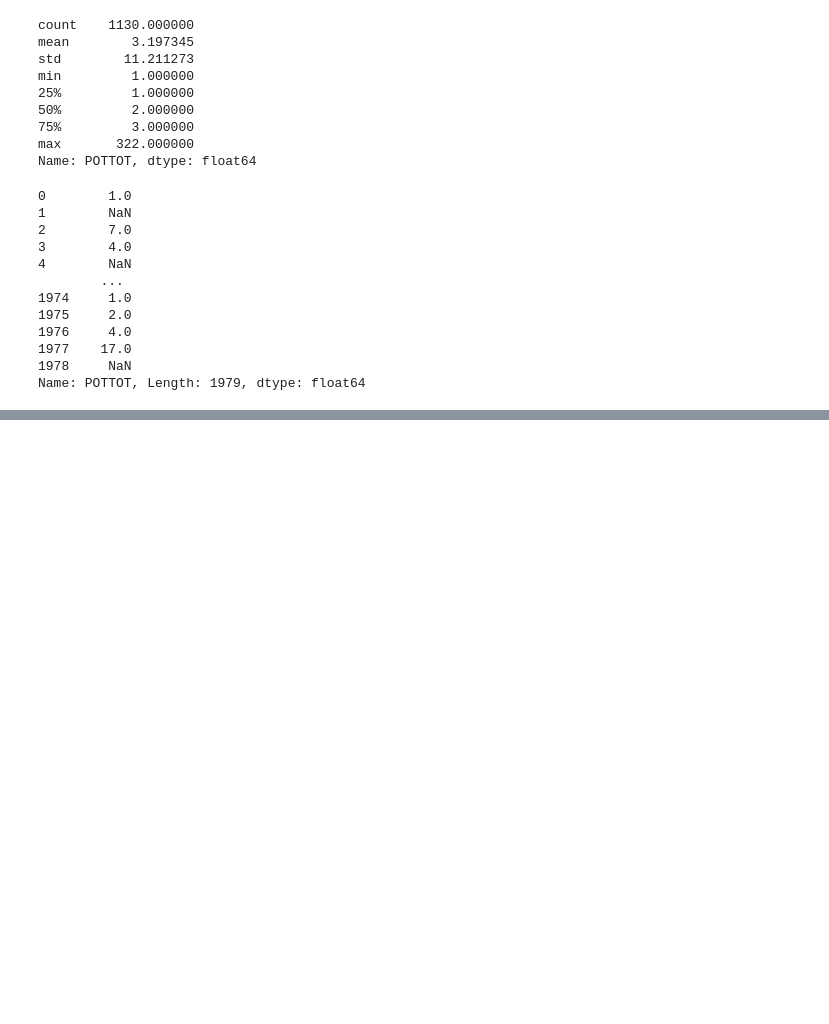
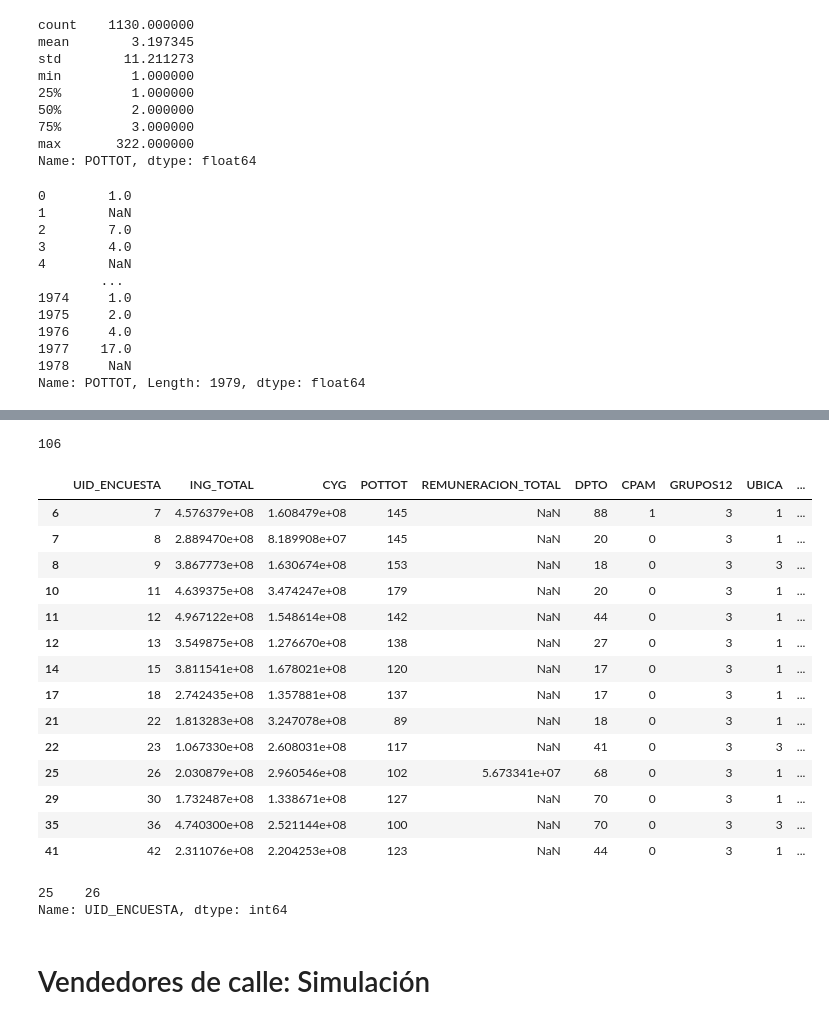
Before and after one commit to caravilaga/Repositorio_DANE, a Jupyter notebook: Experimental/Arreglo Censo.ipynb, the cells around one changed output, grey strips where cells are left out. Drawn from its saved outputs; the diff is of its cells as text; code cells hidden in the pictures; blank space fills up the shorter version.

```diff
--- a/Experimental/Arreglo Censo.ipynb
+++ b/Experimental/Arreglo Censo.ipynb
@@ -643,0 +1020,4 @@ Name: POTTOT, Length: 1979, dtype: float64
+# %%
+var_estab = ['UID_ENCUESTA','ING_TOTAL','CYG','POTTOT','REMUNERACION_TOTAL','DPTO','CPAM','GRUPOS12','UBICA','IDRUT','CAMCOMER','REG_CONT','ANIOS_OPERACION','VA','C_V']
+
+var_mov = ['id','VENTAS_MES_ANTERIOR','POTTOT','REMUNERACION_TOTAL','CYG','COD_DEPTO','CPAM','GRUPOS4','ANOS_ESPACIO','HOMBRE']
@@ -643,0 +1032,2 @@ Name: POTTOT, Length: 1979, dtype: float64
+# %%
+df_final = df[var_estab]
@@ -643,0 +1061,7 @@ Name: POTTOT, Length: 1979, dtype: float64
+# %%
+# Seleccionar unidades económicas ubicadas en vivienda o establecimiento fijo (1 y 3)
+df_final = df_final[df_final['UBICA'].isin([1,3])]
+# %%
+# Departamentos con los que se entrenó el modelo
+depto_emicron = [8, 13, 44, 47, 70, 20, 25, 11, 18, 41, 15, 68, 54, 76, 52, 19, 17, 63, 73, 66,  5, 23, 27, 50, 88]
+df_final = df_final[df_final['DPTO'].isin(depto_emicron)]
@@ -643,0 +1126,29 @@ Name: POTTOT, Length: 1979, dtype: float64
+# %%
+len(id_ig)
+# %% [output]
+106
+# %%
+df_final.head(14)
+# %% [output]
+|  | UID_ENCUESTA | ING_TOTAL | CYG | POTTOT | REMUNERACION_TOTAL | DPTO | CPAM | GRUPOS12 | UBICA | ... |
+| 6 | 7 | 4.576379e+08 | 1.608479e+08 | 145 | NaN | 88 | 1 | 3 | 1 | ... |
+| 7 | 8 | 2.889470e+08 | 8.189908e+07 | 145 | NaN | 20 | 0 | 3 | 1 | ... |
+| 8 | 9 | 3.867773e+08 | 1.630674e+08 | 153 | NaN | 18 | 0 | 3 | 3 | ... |
+| 10 | 11 | 4.639375e+08 | 3.474247e+08 | 179 | NaN | 20 | 0 | 3 | 1 | ... |
+| 11 | 12 | 4.967122e+08 | 1.548614e+08 | 142 | NaN | 44 | 0 | 3 | 1 | ... |
+| 12 | 13 | 3.549875e+08 | 1.276670e+08 | 138 | NaN | 27 | 0 | 3 | 1 | ... |
+| 14 | 15 | 3.811541e+08 | 1.678021e+08 | 120 | NaN | 17 | 0 | 3 | 1 | ... |
+| 17 | 18 | 2.742435e+08 | 1.357881e+08 | 137 | NaN | 17 | 0 | 3 | 1 | ... |
+| 21 | 22 | 1.813283e+08 | 3.247078e+08 | 89 | NaN | 18 | 0 | 3 | 1 | ... |
+| 22 | 23 | 1.067330e+08 | 2.608031e+08 | 117 | NaN | 41 | 0 | 3 | 3 | ... |
+| 25 | 26 | 2.030879e+08 | 2.960546e+08 | 102 | 5.673341e+07 | 68 | 0 | 3 | 1 | ... |
+| 29 | 30 | 1.732487e+08 | 1.338671e+08 | 127 | NaN | 70 | 0 | 3 | 1 | ... |
+| 35 | 36 | 4.740300e+08 | 2.521144e+08 | 100 | NaN | 70 | 0 | 3 | 3 | ... |
+| 41 | 42 | 2.311076e+08 | 2.204253e+08 | 123 | NaN | 44 | 0 | 3 | 1 | ... |
+# %%
+df_final['UID_ENCUESTA'][(df_final['UID_ENCUESTA'].isin(ids))]
+# %% [output]
+25    26
+Name: UID_ENCUESTA, dtype: int64
+# %% [markdown]
+# Vendedores de calle: Simulación
```
Also changed, not shown: parts of 78 cells of this notebook, 4 other files.
